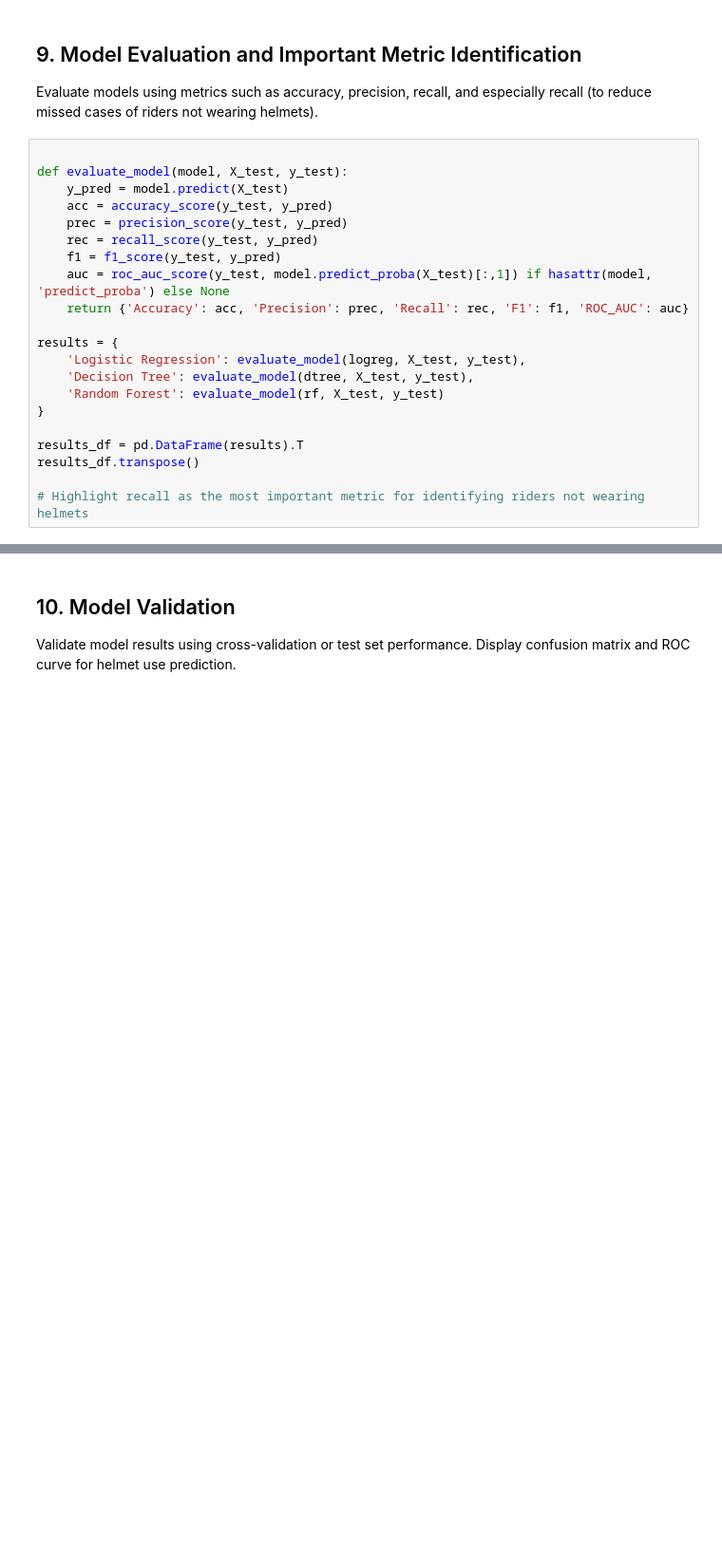
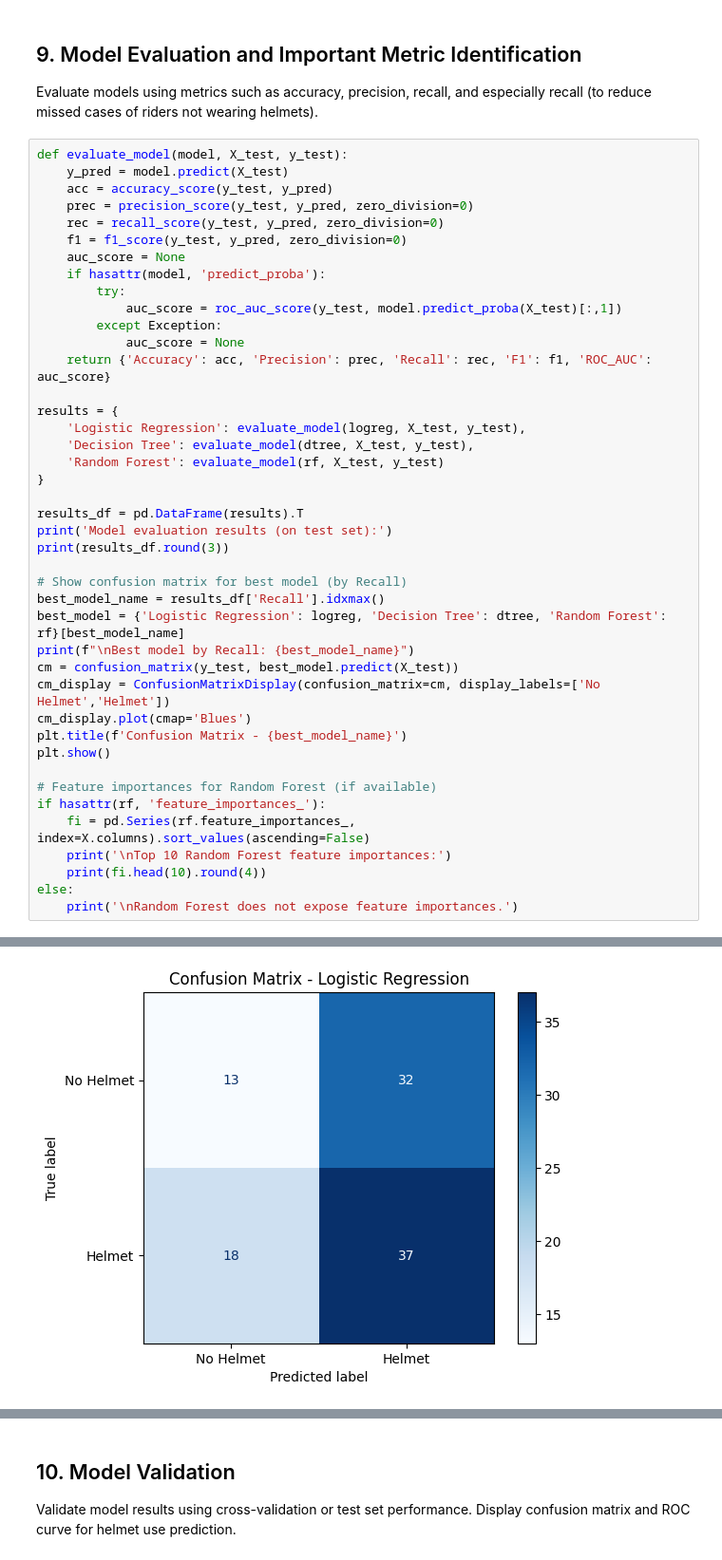
Before and after one commit to tjgusshy/Helmet-Machine-Learning-Prediction, a Jupyter notebook: helmet_accident_model.ipynb, the cells around one changed output, grey strips where cells are left out. Shown: that part at 95% size. Saved outputs shown, nothing was run; the diff lists cells and outputs as text; blank space fills up the shorter version.

```diff
--- a/helmet_accident_model.ipynb
+++ b/helmet_accident_model.ipynb
@@ -435,15 +465,19 @@ Models trained to predict helmet use before accident: Logistic Regression, Decis
 ## 9. Model Evaluation and Important Metric Identification
 Evaluate models using metrics such as accuracy, precision, recall, and especially recall (to reduce missed cases of riders not wearing helmets).
 # %%
-
 def evaluate_model(model, X_test, y_test):
     y_pred = model.predict(X_test)
     acc = accuracy_score(y_test, y_pred)
-    prec = precision_score(y_test, y_pred)
-    rec = recall_score(y_test, y_pred)
-    f1 = f1_score(y_test, y_pred)
-    auc = roc_auc_score(y_test, model.predict_proba(X_test)[:,1]) if hasattr(model, 'predict_proba') else None
-    return {'Accuracy': acc, 'Precision': prec, 'Recall': rec, 'F1': f1, 'ROC_AUC': auc}
+    prec = precision_score(y_test, y_pred, zero_division=0)
+    rec = recall_score(y_test, y_pred, zero_division=0)
+    f1 = f1_score(y_test, y_pred, zero_division=0)
+    auc_score = None
+    if hasattr(model, 'predict_proba'):
+        try:
+            auc_score = roc_auc_score(y_test, model.predict_proba(X_test)[:,1])
+        except Exception:
+            auc_score = None
+    return {'Accuracy': acc, 'Precision': prec, 'Recall': rec, 'F1': f1, 'ROC_AUC': auc_score}
 
 results = {
     'Logistic Regression': evaluate_model(logreg, X_test, y_test),
@@ -452,7 +486,24 @@ results = {
 }
 
 results_df = pd.DataFrame(results).T
-results_df.transpose()
+print('Model evaluation results (on test set):')
+print(results_df.round(3))
 
-# Highlight recall as the most important metric for identifying riders not wearing helmets
+# Show confusion matrix for best model (by Recall)
+best_model_name = results_df['Recall'].idxmax()
+best_model = {'Logistic Regression': logreg, 'Decision Tree': dtree, 'Random Forest': rf}[best_model_name]
+print(f"\nBest model by Recall: {best_model_name}")
+cm = confusion_matrix(y_test, best_model.predict(X_test))
+cm_display = ConfusionMatrixDisplay(confusion_matrix=cm, display_labels=['No Helmet','Helmet'])
+cm_display.plot(cmap='Blues')
+plt.title(f'Confusion Matrix - {best_model_name}')
+plt.show()
+
+# Feature importances for Random Forest (if available)
+if hasattr(rf, 'feature_importances_'):
+    fi = pd.Series(rf.feature_importances_, index=X.columns).sort_values(ascending=False)
+    print('\nTop 10 Random Forest feature importances:')
+    print(fi.head(10).round(4))
+else:
+    print('\nRandom Forest does not expose feature importances.')
 # %% [output]
@@ -464,0 +517 @@ results_df.transpose()
+[figure, added]
```
Also changed, not shown: parts of 4 cells of this notebook, 5 other files.
